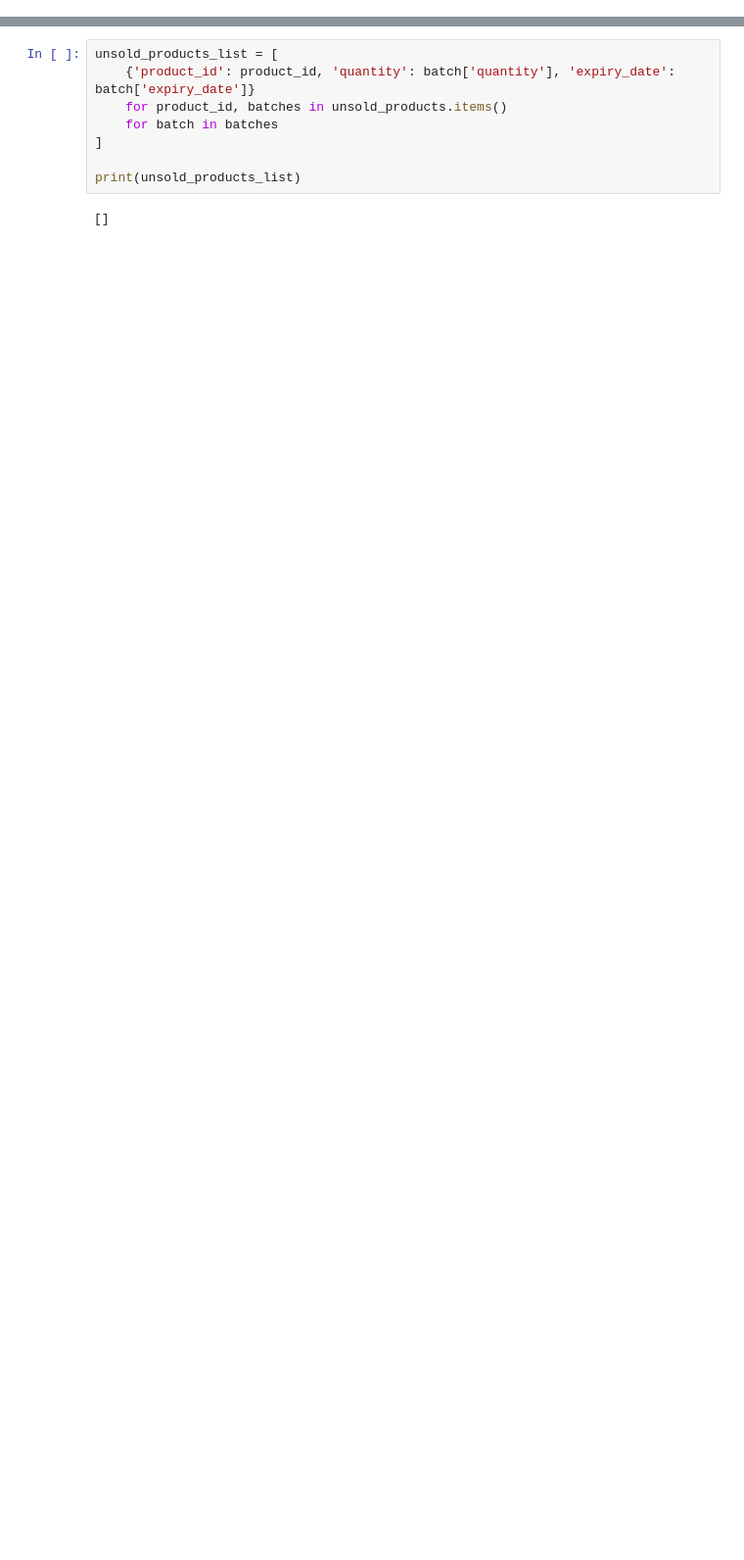
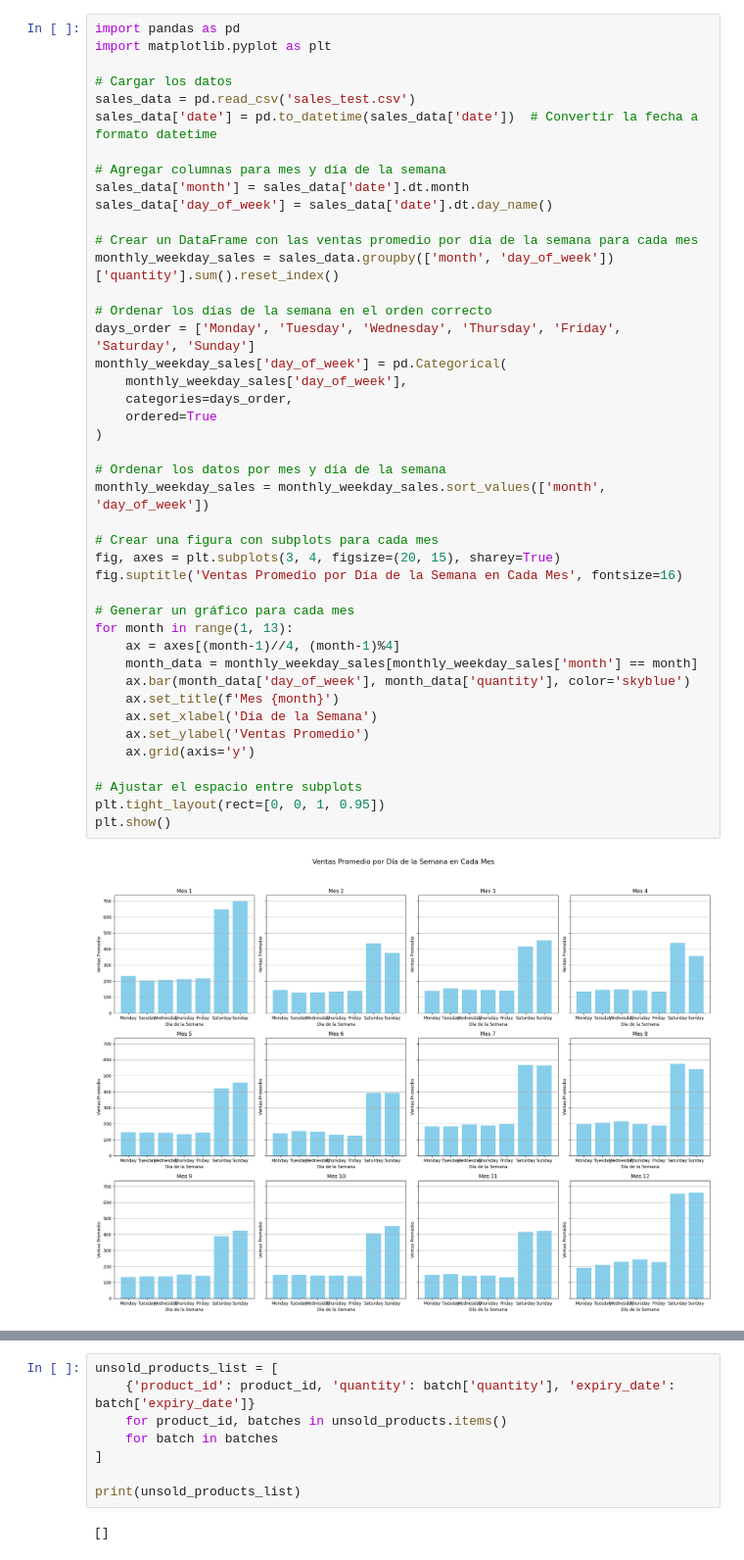
Before and after one commit to LUISRGUEZSOSA/AI_discount_recommendation_based_on_expiration_date, a Jupyter notebook: dbs/synthetic_dataset/db_generator.ipynb, the cells around one changed output, grey strips where cells are left out. Shown at 98% size. Drawn from its saved outputs; the diff is of its cells as text; blank space fills up the shorter version.

```diff
--- a/dbs/synthetic_dataset/db_generator.ipynb
+++ b/dbs/synthetic_dataset/db_generator.ipynb
@@ -300,0 +393,45 @@ plt.show()
+# %%
+import pandas as pd
+import matplotlib.pyplot as plt
+
+# Cargar los datos
+sales_data = pd.read_csv('sales_test.csv')
+sales_data['date'] = pd.to_datetime(sales_data['date'])  # Convertir la fecha a formato datetime
+
+# Agregar columnas para mes y día de la semana
+sales_data['month'] = sales_data['date'].dt.month
+sales_data['day_of_week'] = sales_data['date'].dt.day_name()
+
+# Crear un DataFrame con las ventas promedio por día de la semana para cada mes
+monthly_weekday_sales = sales_data.groupby(['month', 'day_of_week'])['quantity'].sum().reset_index()
+
+# Ordenar los días de la semana en el orden correcto
+days_order = ['Monday', 'Tuesday', 'Wednesday', 'Thursday', 'Friday', 'Saturday', 'Sunday']
+monthly_weekday_sales['day_of_week'] = pd.Categorical(
+    monthly_weekday_sales['day_of_week'],
+    categories=days_order,
+    ordered=True
+)
+
+# Ordenar los datos por mes y día de la semana
+monthly_weekday_sales = monthly_weekday_sales.sort_values(['month', 'day_of_week'])
+
+# Crear una figura con subplots para cada mes
+fig, axes = plt.subplots(3, 4, figsize=(20, 15), sharey=True)
+fig.suptitle('Ventas Promedio por Día de la Semana en Cada Mes', fontsize=16)
+
+# Generar un gráfico para cada mes
+for month in range(1, 13):
+    ax = axes[(month-1)//4, (month-1)%4]
+    month_data = monthly_weekday_sales[monthly_weekday_sales['month'] == month]
+    ax.bar(month_data['day_of_week'], month_data['quantity'], color='skyblue')
+    ax.set_title(f'Mes {month}')
+    ax.set_xlabel('Día de la Semana')
+    ax.set_ylabel('Ventas Promedio')
+    ax.grid(axis='y')
+
+# Ajustar el espacio entre subplots
+plt.tight_layout(rect=[0, 0, 1, 0.95])
+plt.show()
+# %% [output]
+[figure, added]
```
Also changed, not shown: parts of 7 cells of this notebook, 6 other files.
